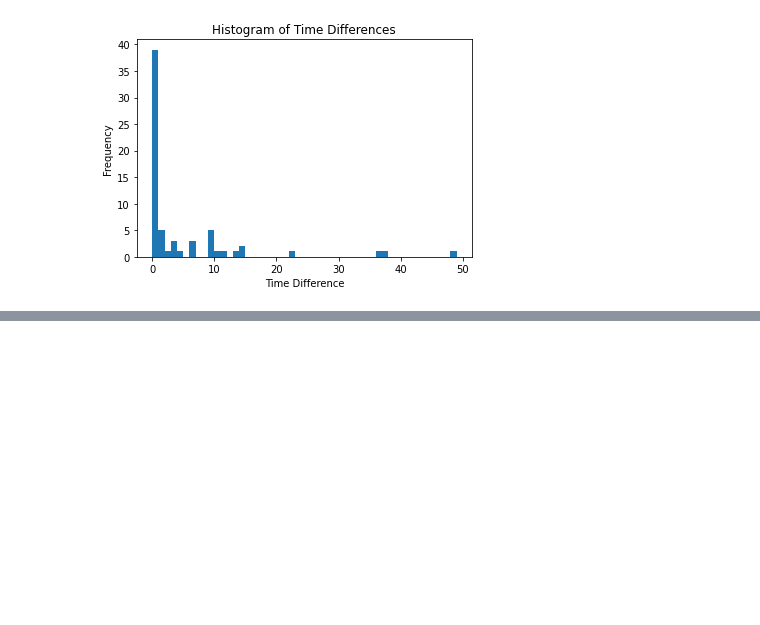
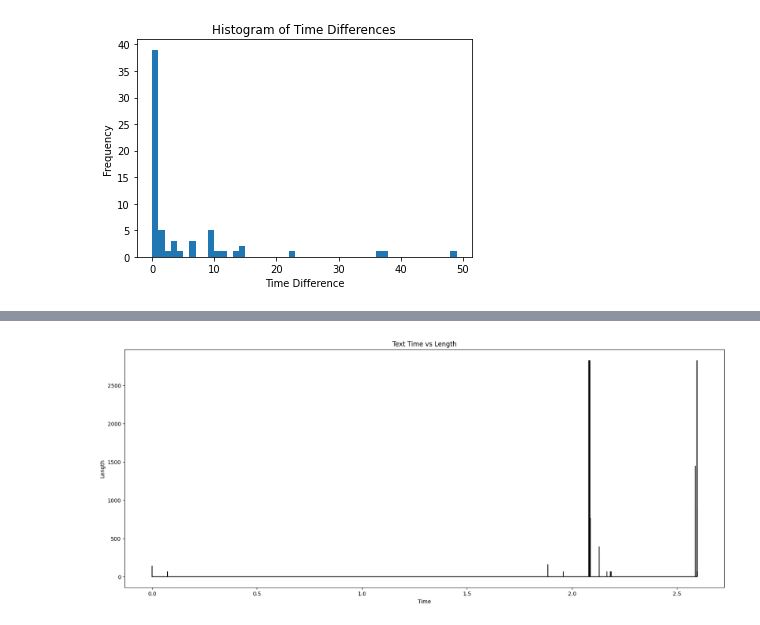
Before and after one commit to NoaAmichai/Computer_networks_final_project, a Jupyter notebook: project.ipynb, the cells around one changed output, grey strips where cells are left out. Cells and saved outputs as stored; diff of their text form; code cells hidden in the pictures; blank space fills up the shorter version.

```diff
--- a/project.ipynb
+++ b/project.ipynb
@@ -321,3 +321,8 @@ plt.title('Histogram of Time Differences')
 plt.show()
 # %% [output]
 [figure]
+# %%
+#check the smallest text message
+
+smallest_text_data = pd.read_csv("smallest_text_data.csv", encoding='latin-1')
+smallest_text_data.head()
@@ -323,0 +336,11 @@ plt.show()
+# %%
+new_time = smallest_text_data['Time']
+new_length = smallest_text_data['Length']
+plt.figure(figsize=(20,8))
+plt.stem(new_time, new_length,linefmt ='black',markerfmt = '', basefmt='black')
+plt.xlabel('Time')
+plt.ylabel('Length')
+plt.title('Text Time vs Length')
+plt.show()
+# %% [output]
+[figure, added]
```
Also changed, not shown: parts of 1 cell of this notebook, 2 other files.
